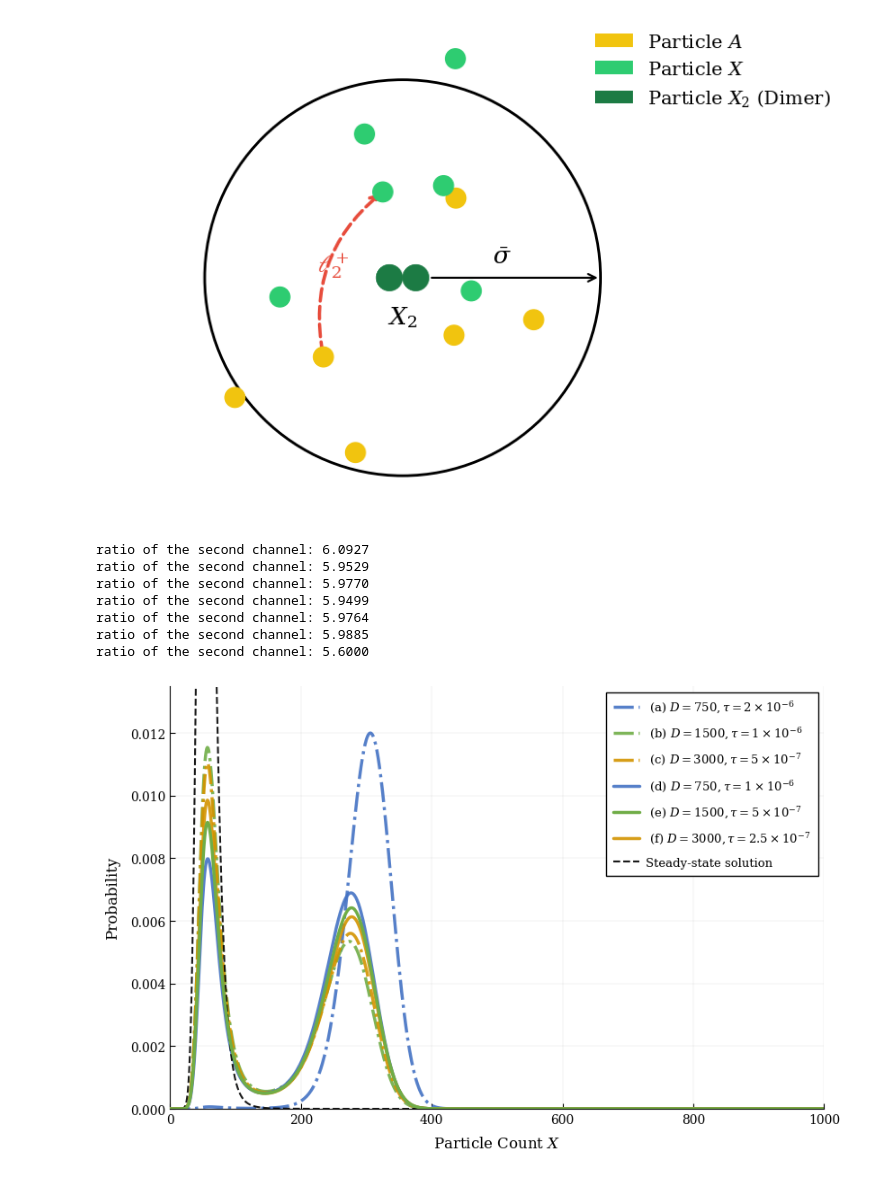
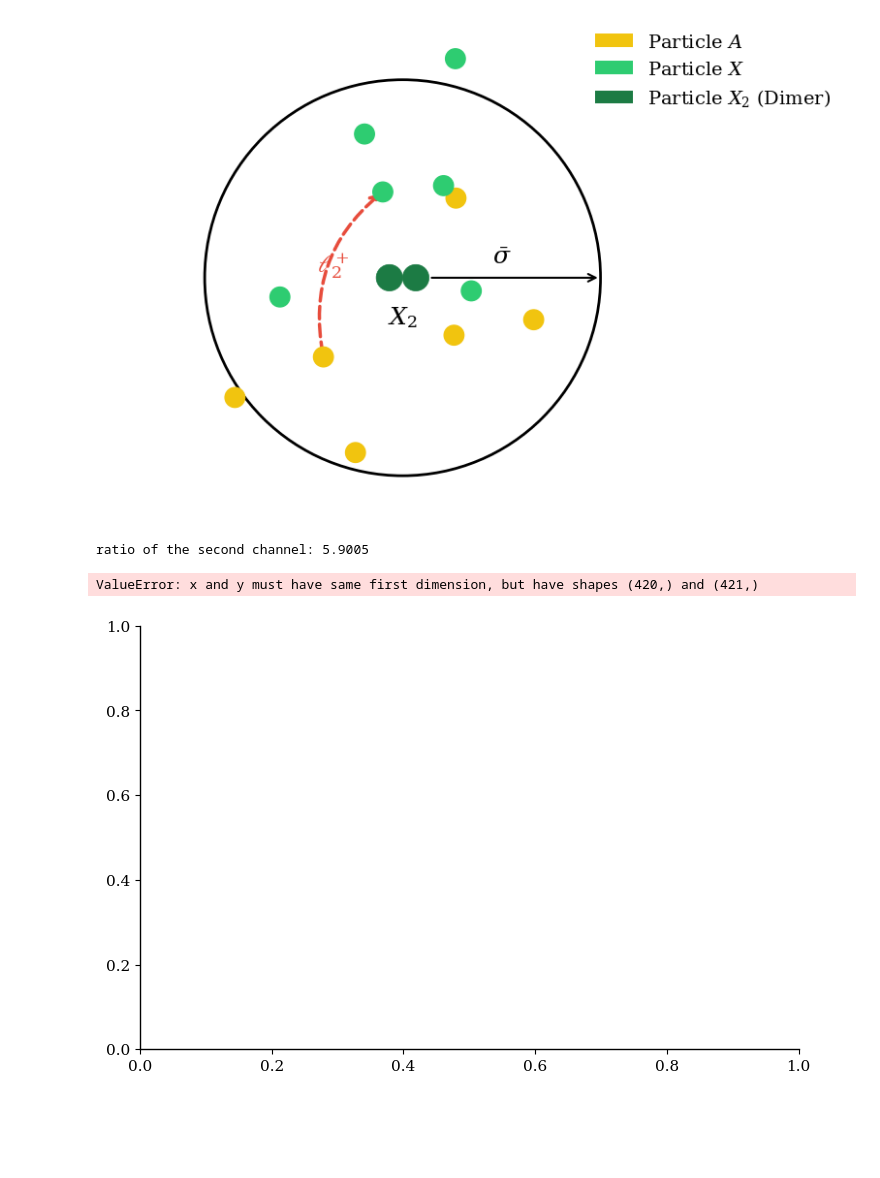
Before and after one commit to LLUVVC/bistable_model_simulation, a Jupyter notebook: notebooks/05_model_description_analytical_curve.ipynb, the cells around one changed output. Cells and saved outputs as stored; diff of their text form; code cells hidden in the pictures; blank space fills up the shorter version.

Commit message:
2d-cme solver; improved time-average distribution plotting (allowing customized starting time); calculate the relaxation time; improved output for snapshots plot.

```diff
--- a/notebooks/05_model_description_analytical_curve.ipynb
+++ b/notebooks/05_model_description_analytical_curve.ipynb
@@ -151,6 +164,7 @@ def plot_analytical_distributions(configs, vol, a=10, b=20, max_state=400):
 
         l = np.array(rates)
         print(f'ratio of the second channel: {l[2]/l[3]:.4f}')
+        """
         kappa_schloegl = np.array([
             l[2] * l[0] / l[1],
             l[3] * l[0] / l[1],
@@ -166,11 +180,13 @@ def plot_analytical_distributions(configs, vol, a=10, b=20, max_state=400):
 
         stat_dist = np.real(eigenvectors[:, id_max])
         stat_dist /= stat_dist.sum()
+        """
 
         # Styling: Use line styles for B&W compatibility
         zorder = 20 if i == 4 else 10  # Last entry (index 4) is theoretical target
         alpha = 1.0 if i == 4 else 0.9
-
+        stat_dist,_ = solve_cme_2d(l, 10, 20, 8, 420, 40)
+        p_states = np.arange(0,421)
         ax.plot(p_states, stat_dist, label=label,
                color=colors[i],
                linestyle=linestyles[i],
@@ -214,45 +230,40 @@ def plot_analytical_distributions(configs, vol, a=10, b=20, max_state=400):
         handlelength=2.2,
         handletextpad=0.6
     )
 
     # 6. Spine styling
     for spine in ax.spines.values():
         spine.set_linewidth(0.8)
         spine.set_color('black')
 
     plt.tight_layout()
     plt.savefig("prediction2.pdf", dpi=300, bbox_inches='tight')
     plt.show()
 
 # ==========================================
 # Execution
 # ==========================================
 if __name__ == "__main__":
     SYSTEM_VOL = 8.0
 
     rate_configs = {
         # n1=20000, n2=5000
-            # r" (a) $D=750, \tau=2\times10^{-6}$":  [1.499940, 1500, 150.961190, 25.584481, 5.75, 25 ],
-            r" (a) $D=750, \tau=2\times10^{-6}$":  [1.501800, 1500, 156.121776, 25.624237, 5.75, 25 ],
+            r" (a) $D=750, \tau=2\times10^{-6}$":  [1.499940, 1500, 150.961190, 25.584481, 5.75, 25 ],
+            # r" (a) $D=750, \tau=2\times10^{-6}$":  [1.501800, 1500, 156.121776, 25.624237, 5.75, 25 ],
             r" (b) $D=1500, \tau=1\times10^{-6}$":  [1.500026,1500, 150.501288, 25.282129, 5.75, 25],
             r" (c) $D=3000, \tau=5\times10^{-7}$":  [1.500069, 1500, 150.259643, 25.139464, 5.75, 25],
 
             r" (d) $D=750, \tau=1\times10^{-6}$":  [1.500208, 1500, 151.398089, 25.445299, 5.75, 25 ],
             r" (e) $D=1500, \tau=5\times10^{-7}$":  [1.500160, 1500, 150.708939, 25.217480, 5.75, 25],
             r" (f) $D=3000, \tau=2.5\times10^{-7}$":  [1.500136, 1500, 150.360984, 25.108267, 5.75, 25],
-            "Steady-state solution":             [1.5,      1500, 140,        25,        5.75, 25]
+            "Steady-state solution":             [1.5, 1500, 150, 25,  5.75, 25]
         }
-    max_state = int(1000)
+    max_state = int(420)
     plot_analytical_distributions(rate_configs, vol=SYSTEM_VOL, max_state=max_state)
 # %% [output]
-ratio of the second channel: 6.0927
-ratio of the second channel: 5.9529
-ratio of the second channel: 5.9770
-ratio of the second channel: 5.9499
-ratio of the second channel: 5.9764
-ratio of the second channel: 5.9885
-ratio of the second channel: 5.6000
+ratio of the second channel: 5.9005
+ValueError: x and y must have same first dimension, but have shapes (420,) and (421,)
-[figure, old version]
+[figure, new version]
 # %%
 rate_configs = {
     # n1=2000, n2=500
```
Also changed, not shown: parts of 1 cell of this notebook, 8 other files.
